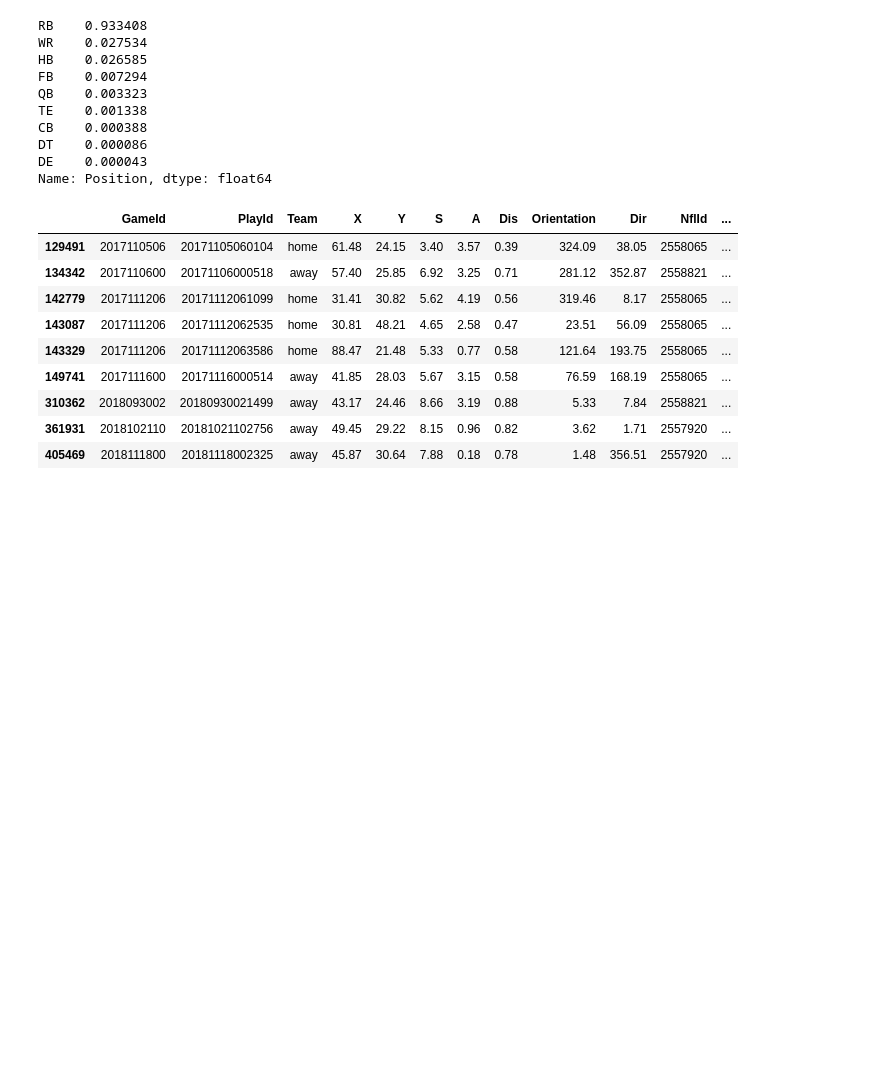
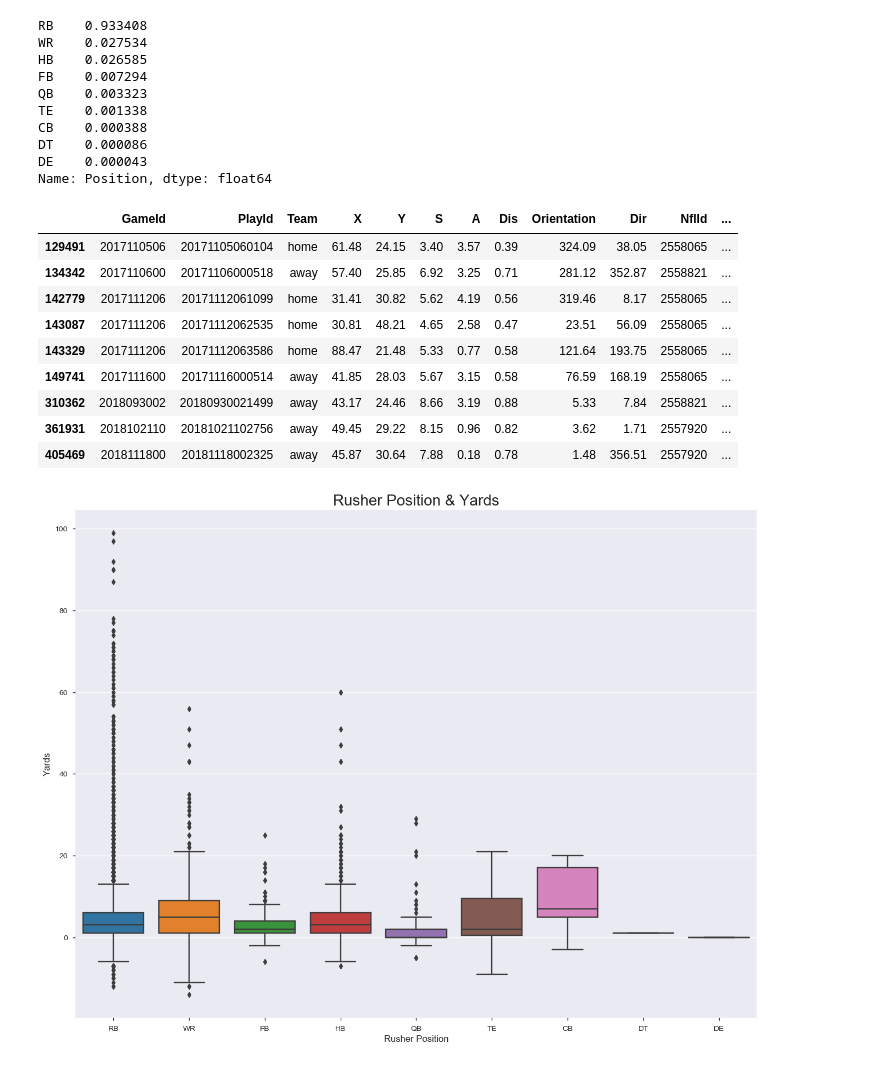
Before and after one commit to erikw425/NFL_Predictive_Rushing_Models, a Jupyter notebook: NFL_Rushing.ipynb, the cells around one changed output. Drawn from its saved outputs; the diff is of its cells as text; code cells hidden in the pictures; blank space fills up the shorter version.

```diff
--- a/NFL_Rushing.ipynb
+++ b/NFL_Rushing.ipynb
@@ -507,3 +573,13 @@ rushing_df[rushing_df['Position'] == 'CB']
 | 310362 | 2018093002 | 20180930021499 | away | 43.17 | 24.46 | 8.66 | 3.19 | 0.88 | 5.33 | 7.84 | 2558821 | ... |
 | 361931 | 2018102110 | 20181021102756 | away | 49.45 | 29.22 | 8.15 | 0.96 | 0.82 | 3.62 | 1.71 | 2557920 | ... |
 | 405469 | 2018111800 | 20181118002325 | away | 45.87 | 30.64 | 7.88 | 0.18 | 0.78 | 1.48 | 356.51 | 2557920 | ... |
+# %%
+plt.figure(figsize=(16,12))
+temp_df = train_df.query("NflIdRusher == NflId")
+sns.boxplot(data=temp_df, x="Position", y="Yards", showfliers=True)
+plt.xlabel('Rusher Position', fontsize=12)
+plt.ylabel('Yards', fontsize=12)
+plt.title("Rusher Position & Yards", fontsize=20)
+plt.show()
+# %% [output]
+[figure, added]
```
Also changed, not shown: parts of 15 cells of this notebook.
